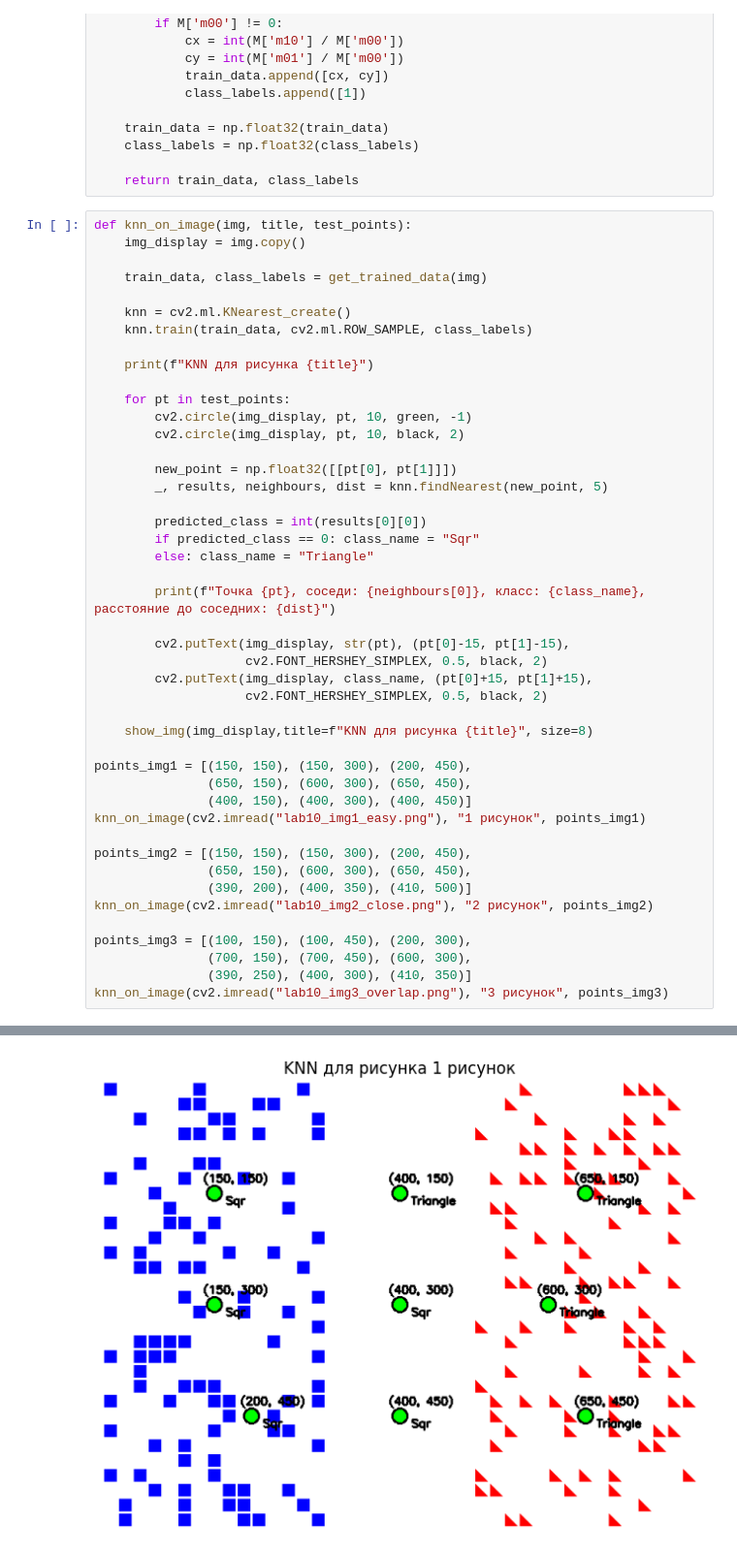
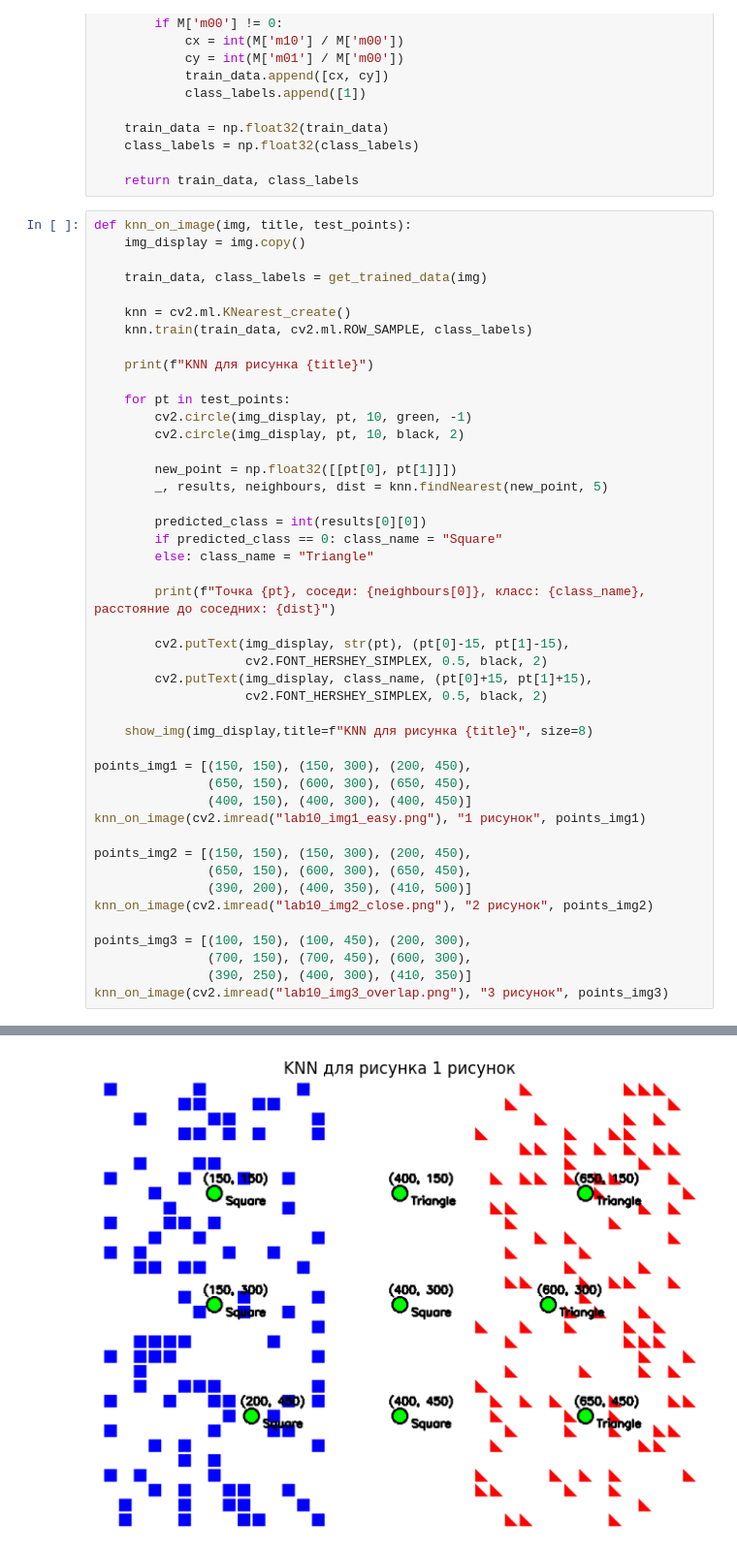
Before and after one commit to DevilishSasuke/image-processing, a Jupyter notebook: img_proc_lab10.ipynb, the cells around one changed output, grey strips where cells are left out. Shown at 97% size. Cells and saved outputs as stored; diff of their text form.

```diff
--- a/img_proc_lab10.ipynb
+++ b/img_proc_lab10.ipynb
@@ -94,7 +94,7 @@ def knn_on_image(img, title, test_points):
         _, results, neighbours, dist = knn.findNearest(new_point, 5)
 
         predicted_class = int(results[0][0])
-        if predicted_class == 0: class_name = "Sqr"
+        if predicted_class == 0: class_name = "Square"
         else: class_name = "Triangle"
 
         print(f"Точка {pt}, соседи: {neighbours[0]}, класс: {class_name}, расстояние до соседних: {dist}")
@@ -134,2 +134,2 @@ KNN для рисунка 1 рисунок
-[figure, old version]
+[figure, new version]
 KNN для рисунка 2 рисунок
```
Also changed, not shown: parts of 1 cell of this notebook, 2 other files.
